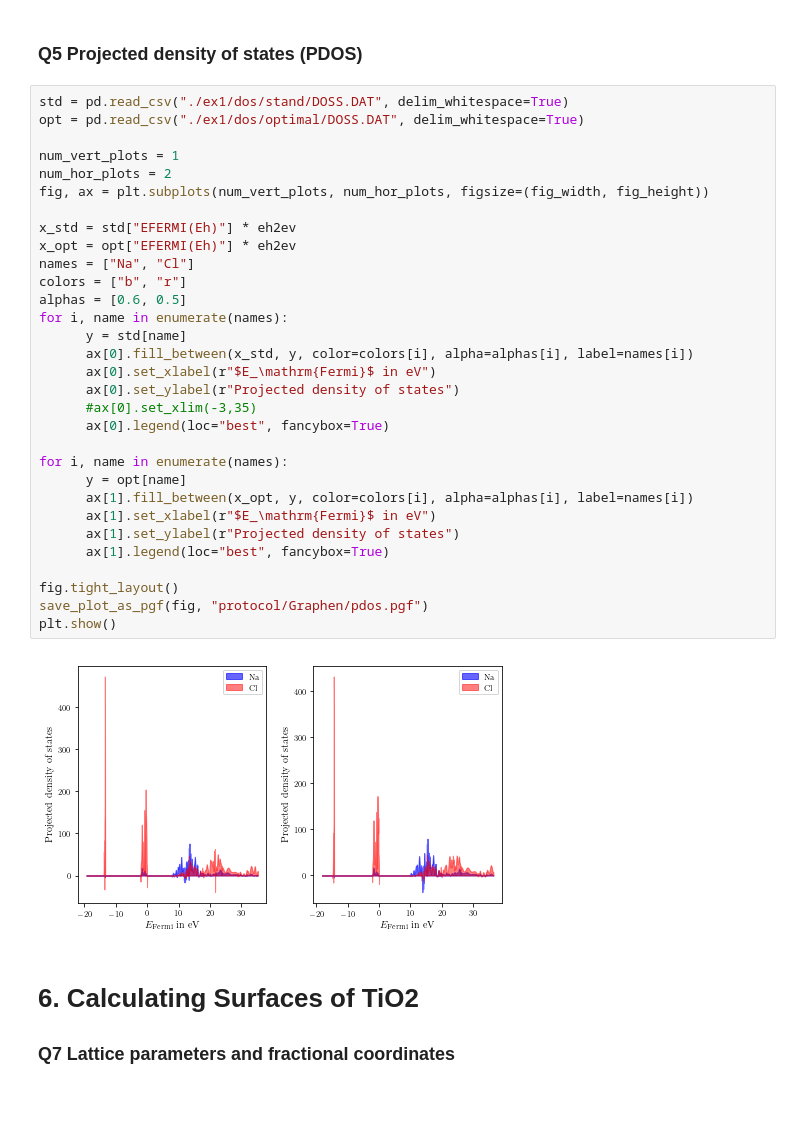
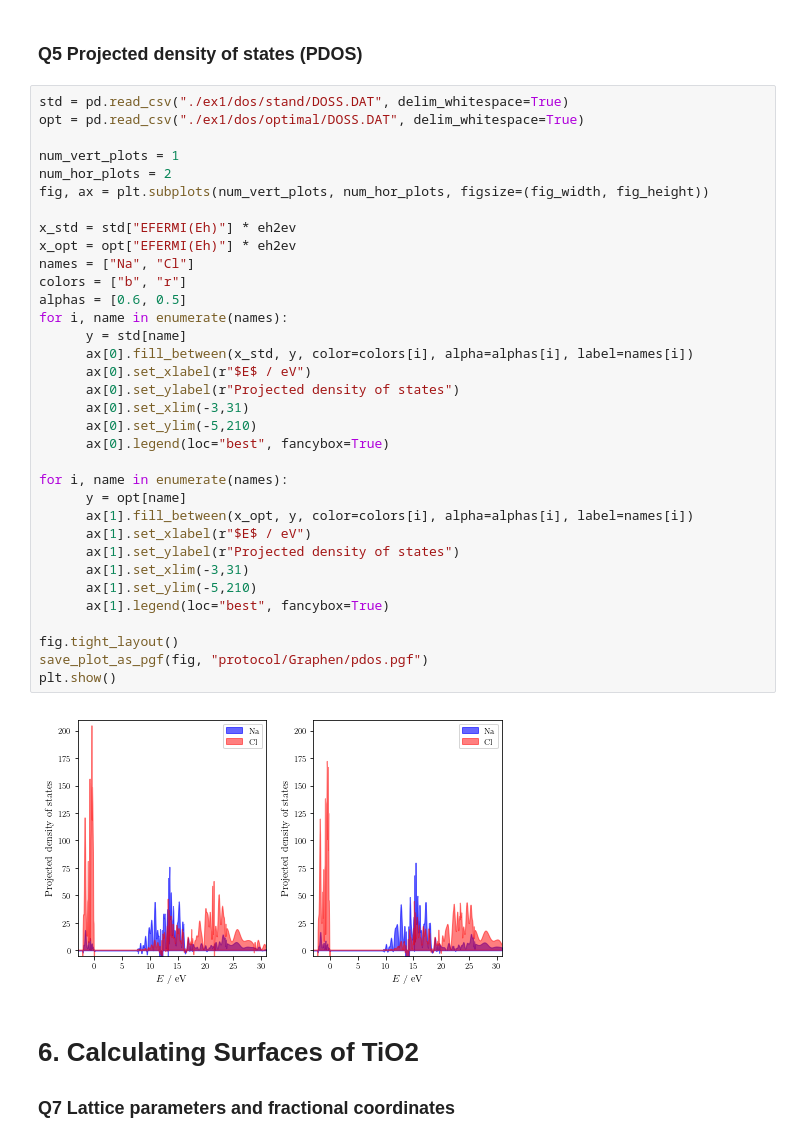
Before and after one commit to tomfroembgen/WP12, a Jupyter notebook: 3_bredow/wp12_3.ipynb, the cells around one changed output. Drawn from its saved outputs; the diff is of its cells as text; blank space fills up the shorter version.

```diff
--- a/3_bredow/wp12_3.ipynb
+++ b/3_bredow/wp12_3.ipynb
@@ -248,36 +252,39 @@ df.to_csv(save_loc, index=False)
 # %%
 std = pd.read_csv("./ex1/dos/stand/DOSS.DAT", delim_whitespace=True)
 opt = pd.read_csv("./ex1/dos/optimal/DOSS.DAT", delim_whitespace=True)
 
 num_vert_plots = 1
 num_hor_plots = 2
 fig, ax = plt.subplots(num_vert_plots, num_hor_plots, figsize=(fig_width, fig_height))
 
 x_std = std["EFERMI(Eh)"] * eh2ev
 x_opt = opt["EFERMI(Eh)"] * eh2ev
 names = ["Na", "Cl"]
 colors = ["b", "r"]
 alphas = [0.6, 0.5]
 for i, name in enumerate(names):
       y = std[name]
       ax[0].fill_between(x_std, y, color=colors[i], alpha=alphas[i], label=names[i])
-      ax[0].set_xlabel(r"$E_\mathrm{Fermi}$ in eV")
+      ax[0].set_xlabel(r"$E$ / eV")
       ax[0].set_ylabel(r"Projected density of states")
-      #ax[0].set_xlim(-3,35)
+      ax[0].set_xlim(-3,31)
+      ax[0].set_ylim(-5,210)
       ax[0].legend(loc="best", fancybox=True)
 
 for i, name in enumerate(names):
       y = opt[name]
       ax[1].fill_between(x_opt, y, color=colors[i], alpha=alphas[i], label=names[i])
-      ax[1].set_xlabel(r"$E_\mathrm{Fermi}$ in eV")
+      ax[1].set_xlabel(r"$E$ / eV")
       ax[1].set_ylabel(r"Projected density of states")
+      ax[1].set_xlim(-3,31)
+      ax[1].set_ylim(-5,210)
       ax[1].legend(loc="best", fancybox=True)
 
 fig.tight_layout()
 save_plot_as_pgf(fig, "protocol/Graphen/pdos.pgf")
 plt.show()
 # %% [output]
-[figure, old version]
+[figure, new version]
 # %% [markdown]
 # 6. Calculating Surfaces of TiO2
 ### Q7 Lattice parameters and fractional coordinates
```
Also changed, not shown: parts of 2 cells of this notebook, 9 other files.
